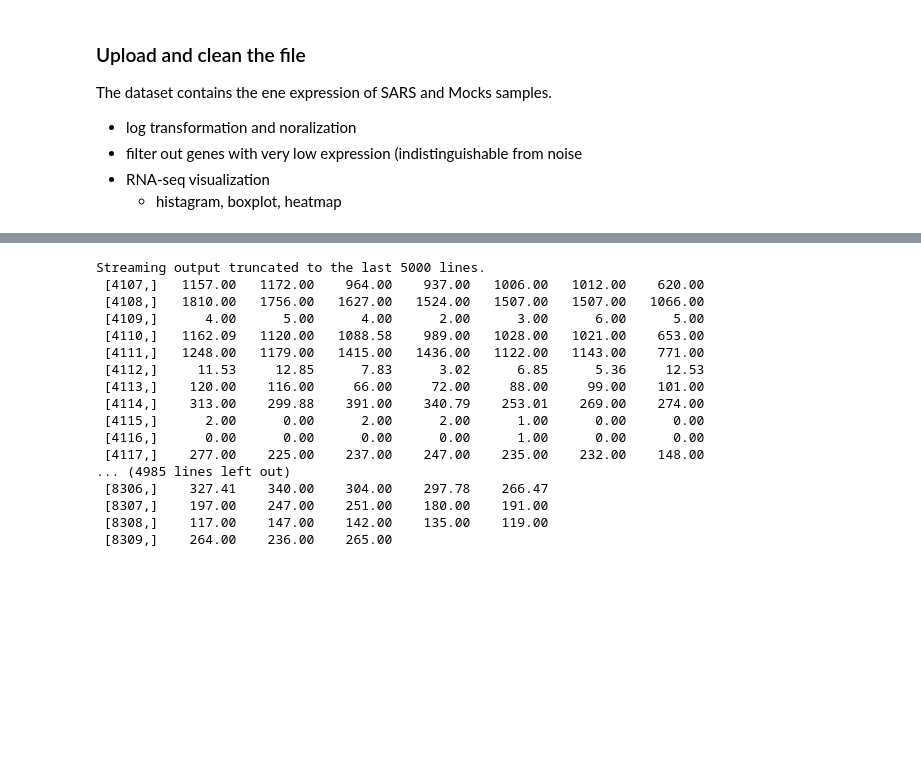
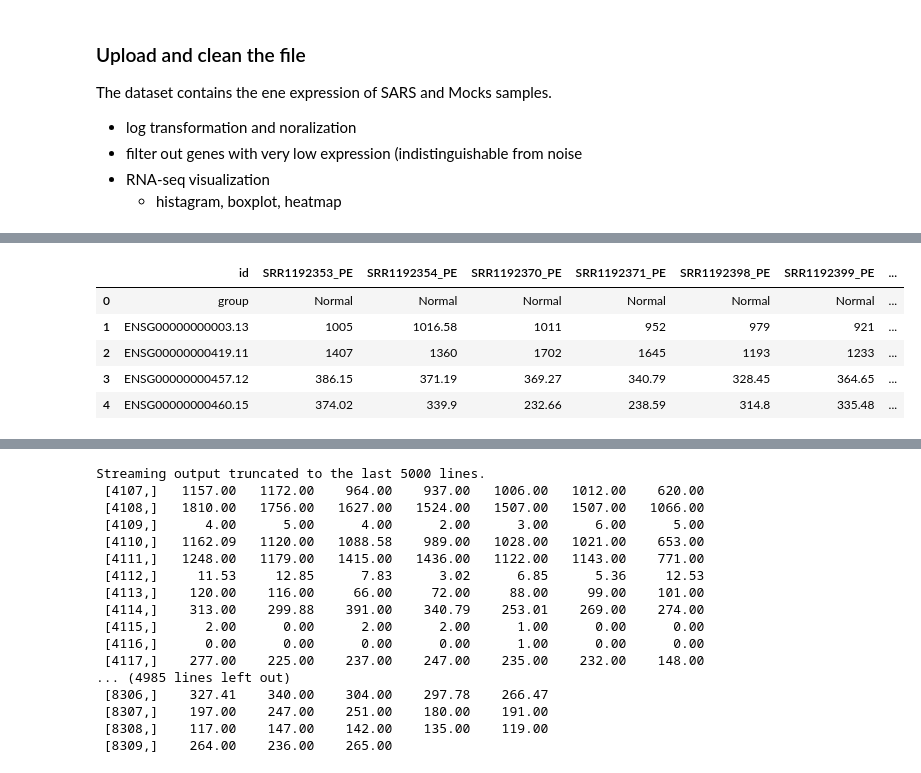
Before and after one commit to cindykhris/SummerInternship2020, a Jupyter notebook: SummerInternship2020.ipynb, the cells around one changed output, grey strips where cells are left out. Saved outputs shown, nothing was run; the diff lists cells and outputs as text; code cells hidden in the pictures; blank space fills up the shorter version.

```diff
--- a/SummerInternship2020.ipynb
+++ b/SummerInternship2020.ipynb
@@ -193,0 +172,24 @@ The dataset contains the ene expression of SARS and Mocks samples.
+# %%
+new_df = df
+new_df = new_df.rename(columns={
+     'group_1_sample_1_SRR1192353_PE': 'SRR1192353_PE',
+       'group_1_sample_2_SRR1192354_PE': 'SRR1192354_PE',
+        'group_1_sample_3_SRR1192370_PE': 'SRR1192370_PE',
+       'group_1_sample_4_SRR1192371_PE': 'SRR1192371_PE',
+        'group_1_sample_5_SRR1192398_PE': 'SRR1192398_PE',
+       'group_1_sample_6_SRR1192399_PE': 'SRR1192399_PE',
+        'group_2_sample_1_SRR1193100_PE': 'SRR1193100_PE',
+       'group_2_sample_2_SRR1193101_PE': 'SRR1193101_PE',
+        'group_2_sample_3_SRR1193013_PE': 'SRR1193013_PE',
+       'group_2_sample_4_SRR1193014_PE': 'SRR1193014_PE',
+        'group_2_sample_5_SRR1193016_PE': 'SRR1193016_PE',
+       'group_2_sample_6_SRR1193017_PE': 'SRR1193017_PE'
+       })
+new_df.head()
+# %% [output]
+|  | id | SRR1192353_PE | SRR1192354_PE | SRR1192370_PE | SRR1192371_PE | SRR1192398_PE | SRR1192399_PE | ... |
+| 0 | group | Normal | Normal | Normal | Normal | Normal | Normal | ... |
+| 1 | ENSG00000000003.13 | 1005 | 1016.58 | 1011 | 952 | 979 | 921 | ... |
+| 2 | ENSG00000000419.11 | 1407 | 1360 | 1702 | 1645 | 1193 | 1233 | ... |
+| 3 | ENSG00000000457.12 | 386.15 | 371.19 | 369.27 | 340.79 | 328.45 | 364.65 | ... |
+| 4 | ENSG00000000460.15 | 374.02 | 339.9 | 232.66 | 238.59 | 314.8 | 335.48 | ... |
```
Also changed, not shown: parts of 18 cells of this notebook.
